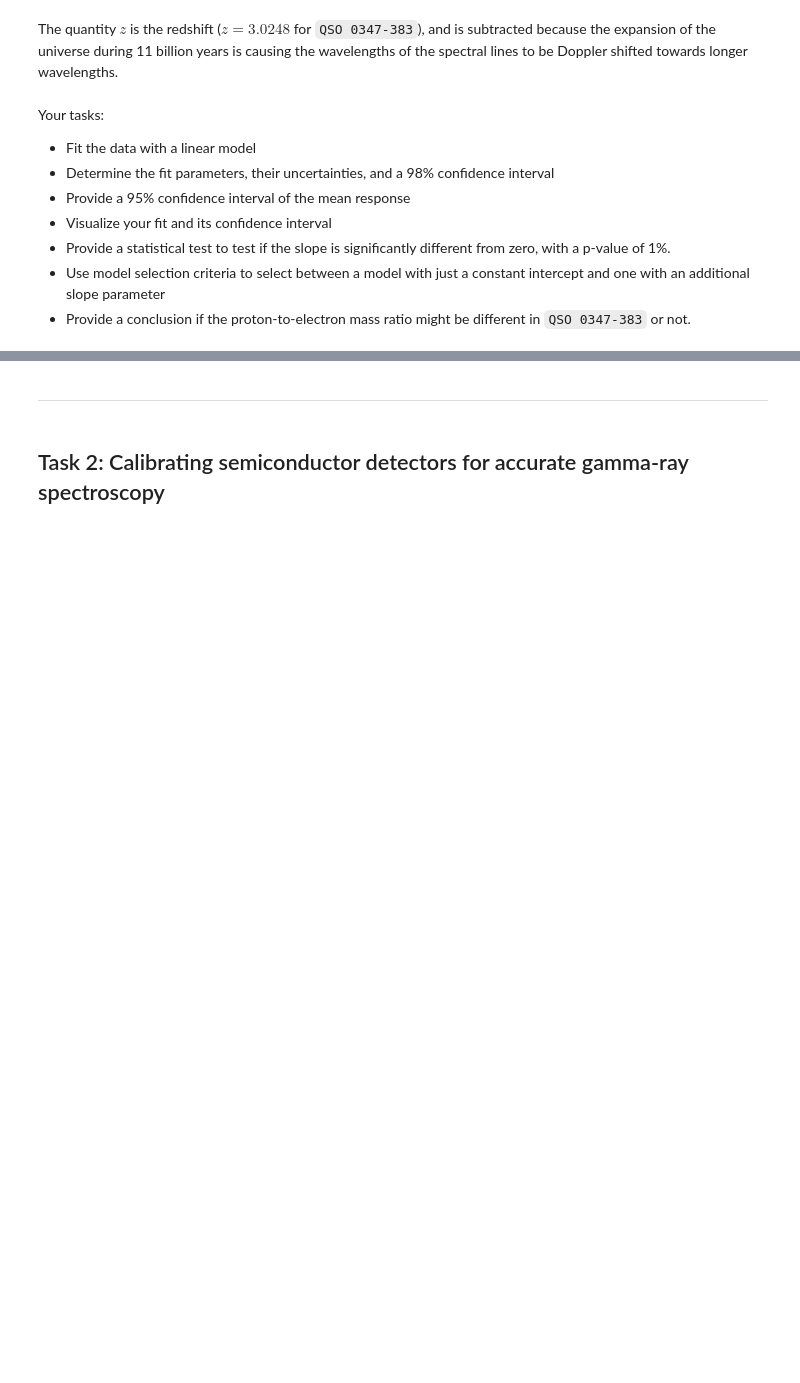
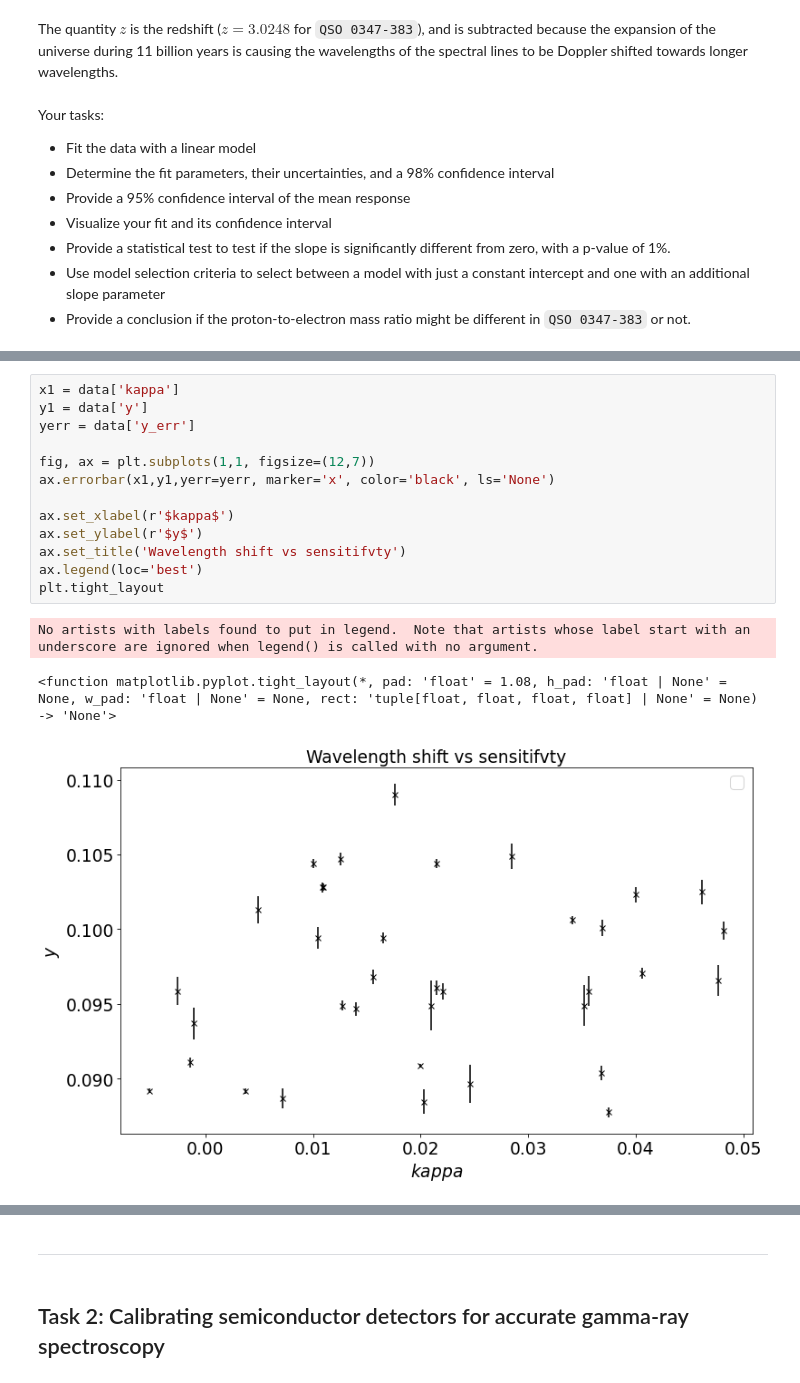
Before and after one commit to aapnegara/data-analysis-homework, a Jupyter notebook: HomeworkAssignment2_AAgungPrawiraNegara_NandVanDeun.ipynb, the cells around one changed output, grey strips where cells are left out. Saved outputs shown, nothing was run; the diff lists cells and outputs as text; blank space fills up the shorter version.

```diff
--- a/HomeworkAssignment2_AAgungPrawiraNegara_NandVanDeun.ipynb
+++ b/HomeworkAssignment2_AAgungPrawiraNegara_NandVanDeun.ipynb
@@ -106,0 +144,17 @@ Your tasks:
+# %%
+x1 = data['kappa']
+y1 = data['y']
+yerr = data['y_err']
+
+fig, ax = plt.subplots(1,1, figsize=(12,7))
+ax.errorbar(x1,y1,yerr=yerr, marker='x', color='black', ls='None')
+
+ax.set_xlabel(r'$kappa$')
+ax.set_ylabel(r'$y$')
+ax.set_title('Wavelength shift vs sensitifvty')
+ax.legend(loc='best')
+plt.tight_layout
+# %% [output]
+No artists with labels found to put in legend.  Note that artists whose label start with an underscore are ignored when legend() is called with no argument.
+<function matplotlib.pyplot.tight_layout(*, pad: 'float' = 1.08, h_pad: 'float | None' = None, w_pad: 'float | None' = None, rect: 'tuple[float, float, float, float] | None' = None) -> 'None'>
+[figure, added]
```
Also changed, not shown: parts of 21 cells of this notebook.
